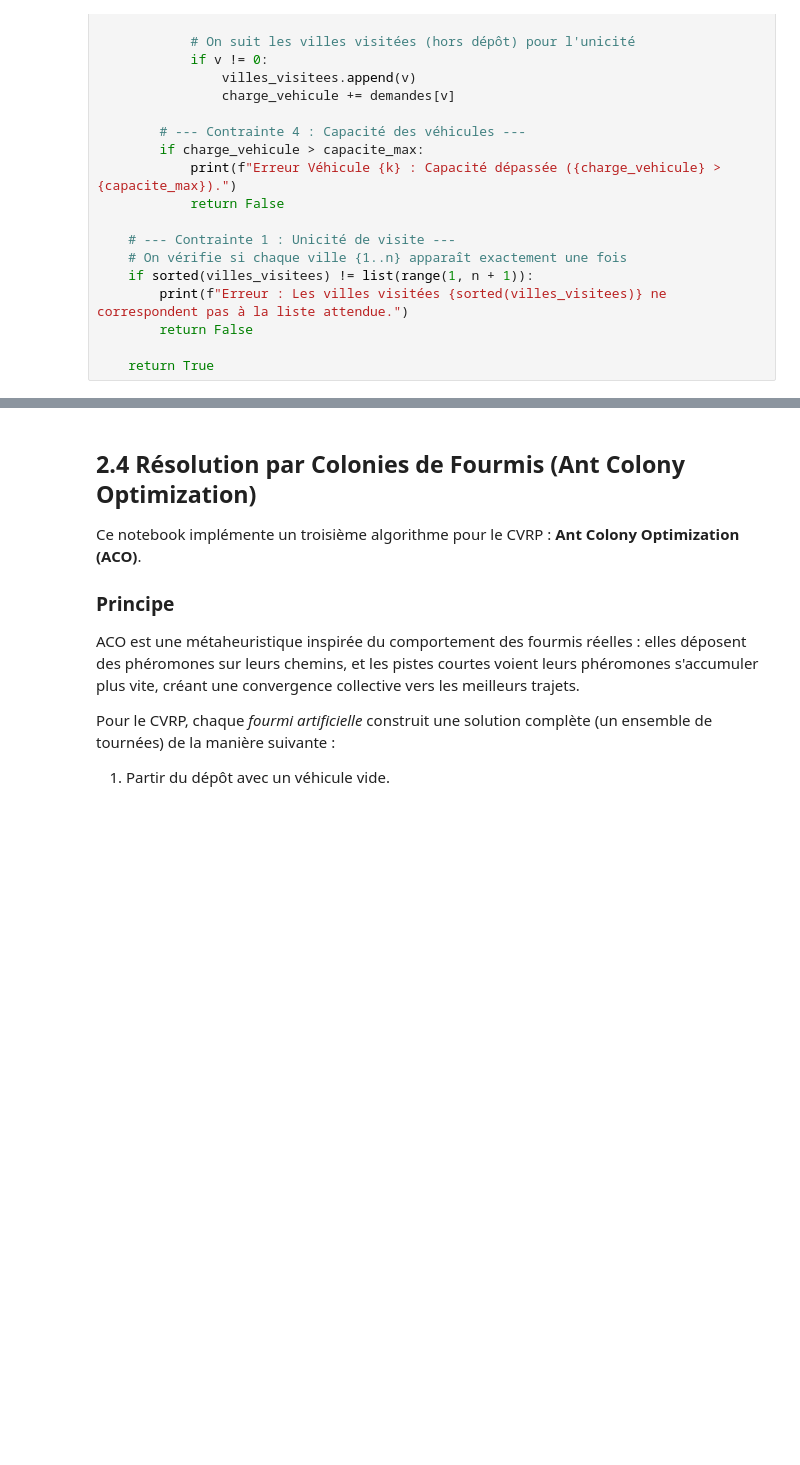
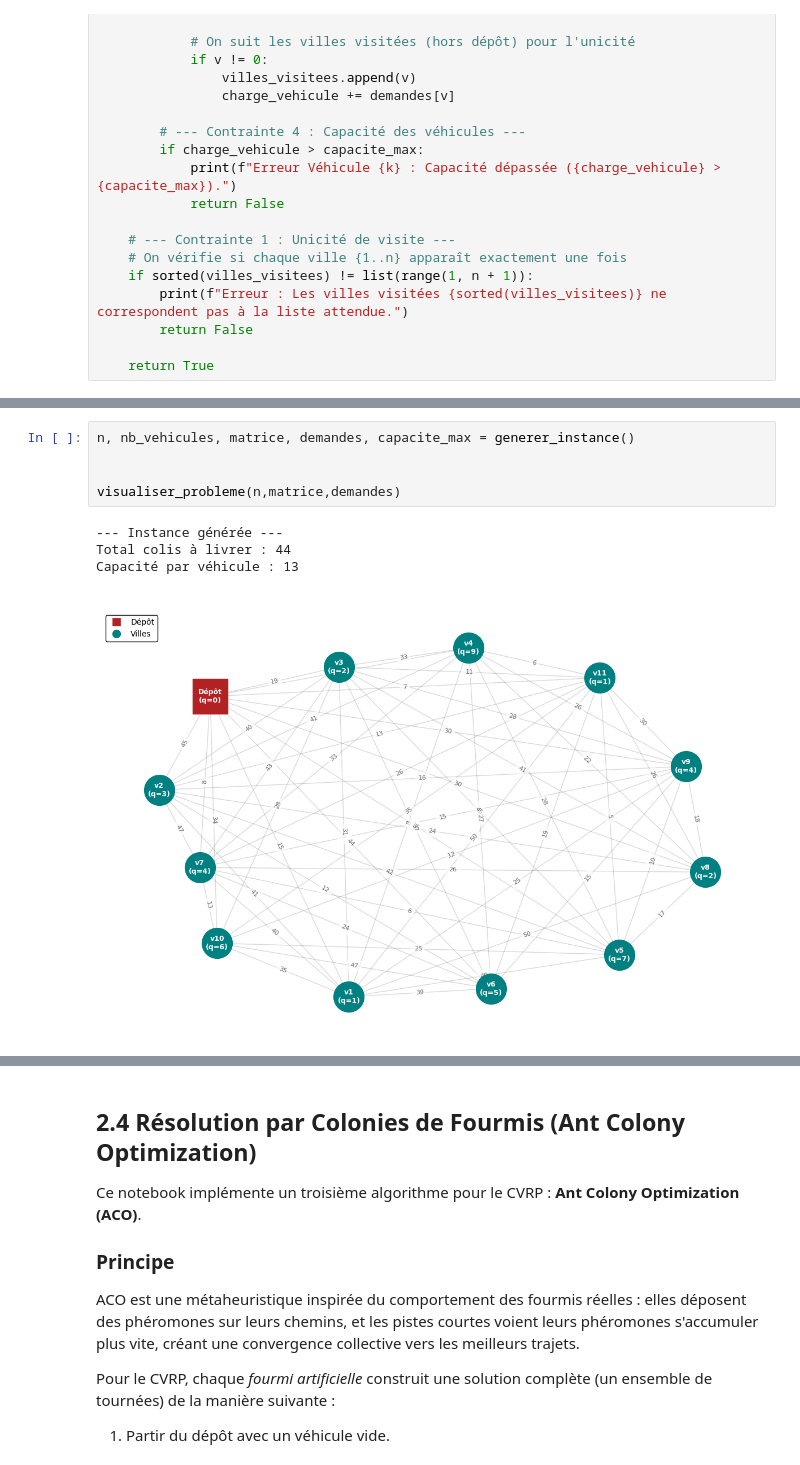
Before and after one commit to mxriine-mz/Green-VRP-Algorithms, a Jupyter notebook: Project_.ipynb, the cells around one changed output, grey strips where cells are left out. Cells and saved outputs as stored; diff of their text form; blank space fills up the shorter version.

```diff
--- a/Project_.ipynb
+++ b/Project_.ipynb
@@ -342 +494,11 @@ def verifier_solution(solution, matrice, demandes, capacite_max):
+# %%
+n, nb_vehicules, matrice, demandes, capacite_max = generer_instance()
+
+
+visualiser_probleme(n,matrice,demandes)
+# %% [output]
+--- Instance générée ---
+Total colis à livrer : 44
+Capacité par véhicule : 13
+[figure, added]
 # %% [markdown]
```
Also changed, not shown: parts of 39 cells of this notebook, 1 other file.
